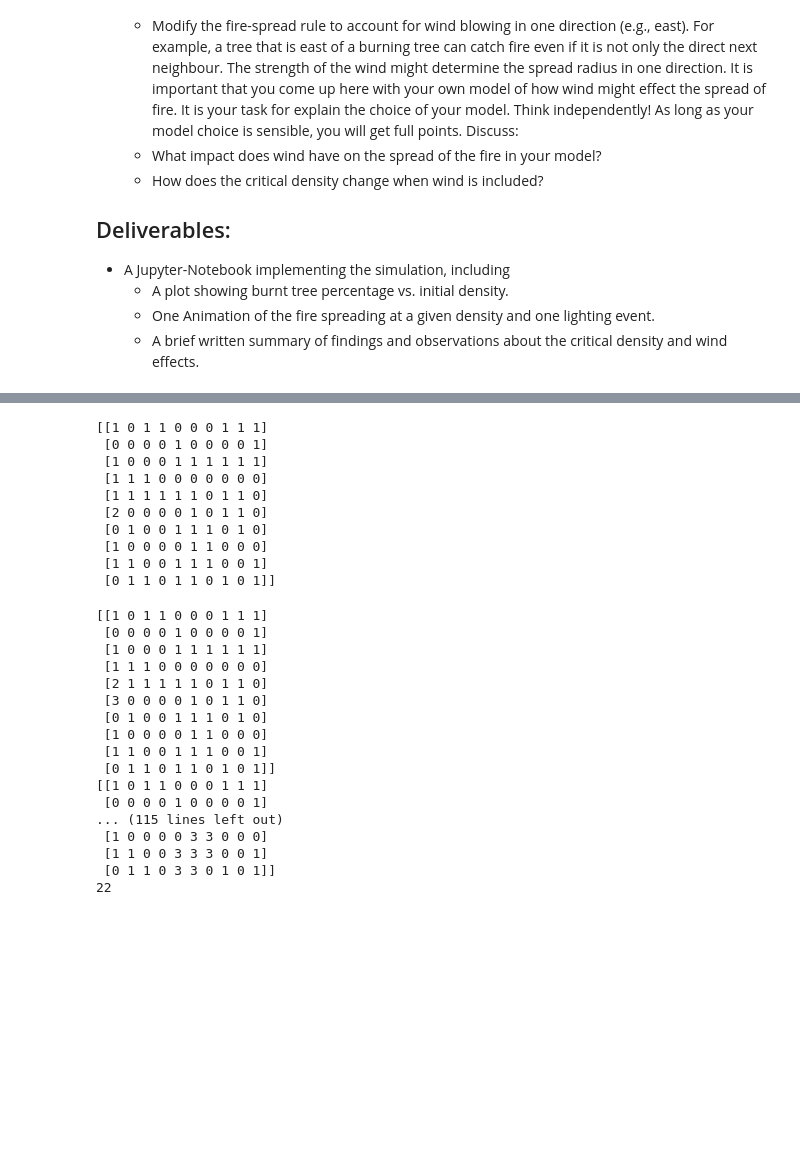
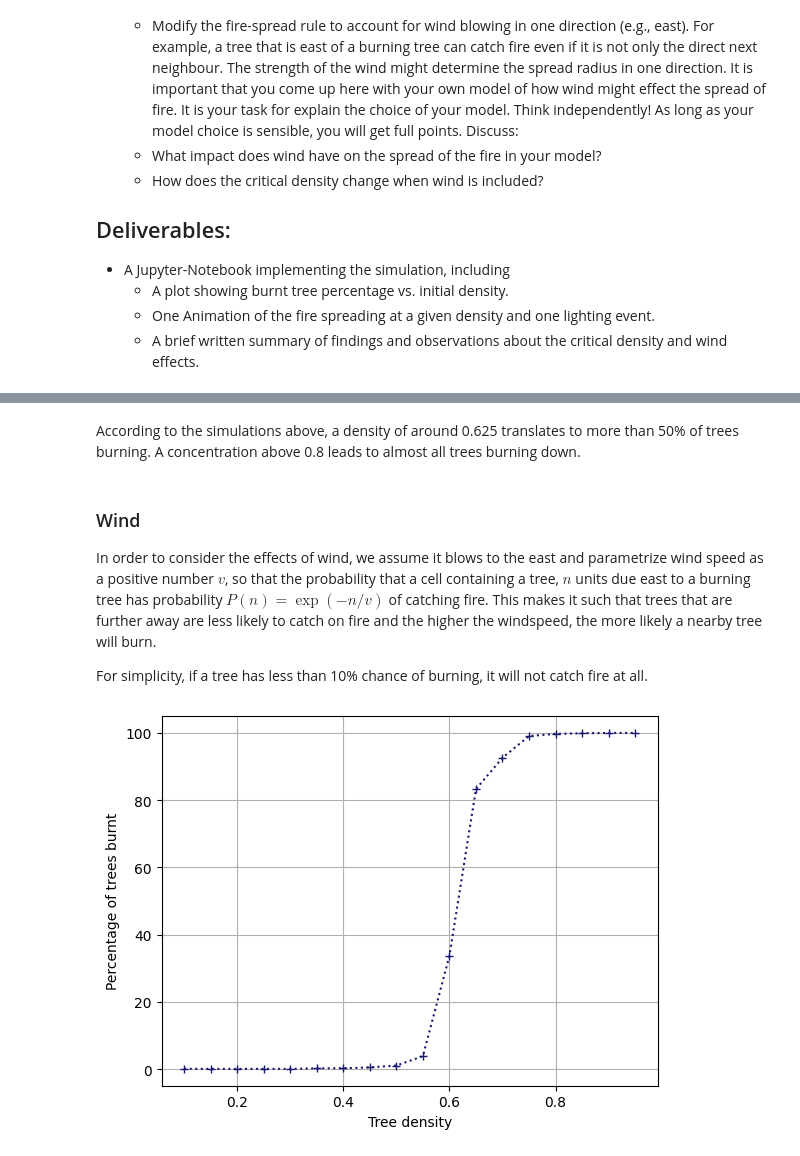
Before and after one commit to DanielDoradoMath/SciProPySS25, a Jupyter notebook: Week06/Project2.ipynb, the cells around one changed output, grey strips where cells are left out. Saved outputs shown, nothing was run; the diff lists cells and outputs as text; code cells hidden in the pictures; blank space fills up the shorter version.

```diff
--- a/Week06/Project2.ipynb
+++ b/Week06/Project2.ipynb
@@ -83 +255,8 @@ def initialize (density, size = (100,100)):
+# %% [markdown]
+According to the simulations above, a density of around 0.625 translates to more than 50% of trees burning. A concentration above 0.8 leads to almost all trees burning down.
+# %% [markdown]
+### Wind
+In order to consider the effects of wind, we assume it blows to the east and parametrize wind speed as a positive number $v$, so that the probability that a cell containing a tree, $n$ units due east to a burning tree has probability $P(n) = \exp(-n/v)$ of catching fire. This makes it such that trees that are further away are less likely to catch on fire and the higher the windspeed, the more likely a nearby tree will burn.
+
+For simplicity, if a tree has less than 10% chance of burning, it will not catch fire at all.
 # %%
@@ -156,35 +373,30 @@ def run_simulation(grid):
-# %%
-grid = initialize(0.5, (10,10))
-
-print(grid)
-# %% [output]
-[[1 0 1 1 0 0 0 1 1 1]
- [0 0 0 0 1 0 0 0 0 1]
- [1 0 0 0 1 1 1 1 1 1]
- [1 1 1 0 0 0 0 0 0 0]
- [1 1 1 1 1 1 0 1 1 0]
- [2 0 0 0 0 1 0 1 1 0]
- [0 1 0 0 1 1 1 0 1 0]
- [1 0 0 0 0 1 1 0 0 0]
- [1 1 0 0 1 1 1 0 0 1]
- [0 1 1 0 1 1 0 1 0 1]]
-# %%
-run_simulation(grid)
-# %% [output]
-[[1 0 1 1 0 0 0 1 1 1]
- [0 0 0 0 1 0 0 0 0 1]
- [1 0 0 0 1 1 1 1 1 1]
- [1 1 1 0 0 0 0 0 0 0]
- [2 1 1 1 1 1 0 1 1 0]
- [3 0 0 0 0 1 0 1 1 0]
- [0 1 0 0 1 1 1 0 1 0]
- [1 0 0 0 0 1 1 0 0 0]
- [1 1 0 0 1 1 1 0 0 1]
- [0 1 1 0 1 1 0 1 0 1]]
-[[1 0 1 1 0 0 0 1 1 1]
- [0 0 0 0 1 0 0 0 0 1]
-... (115 lines left out)
- [1 0 0 0 0 3 3 0 0 0]
- [1 1 0 0 3 3 3 0 0 1]
- [0 1 1 0 3 3 0 1 0 1]]
-22
+# %%
+densities = np.arange(0.1, 1.0, 0.05)
+burnt_pct = []
+N = 20
+
+for density in densities:
+    trials = np.zeros(N)
+    for i in range(N):
+        grid = initialize(density)
+
+        final_state, burnt = run_simulation_wind(grid)
+
+        trees = get_trees(grid)
+
+        trials[i] = burnt/trees
+
+    burnt_pct += [np.average(trials)]
+
+burnt_pct = np.array(burnt_pct)
+# %%
+plt.plot(densities, burnt_pct*100, marker='+', ls=':', color='midnightblue')
+
+plt.xlabel('Tree density')
+plt.ylabel('Percentage of trees burnt')
+
+
+plt.grid()
+plt.show()
+# %% [output]
+[figure, added]
```
Also changed, not shown: parts of 7 cells of this notebook.
